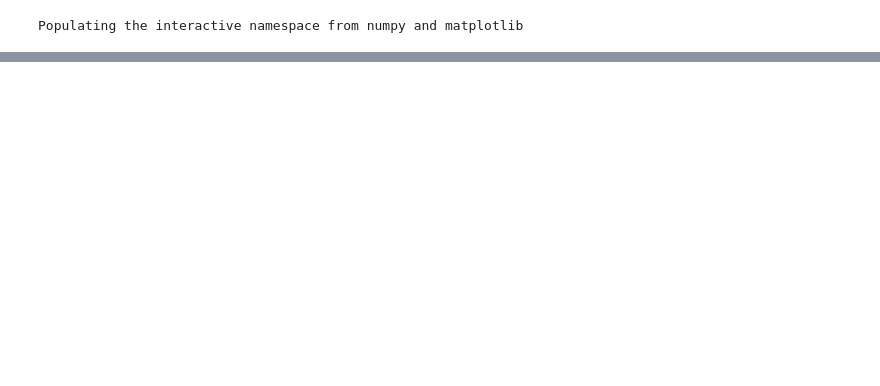
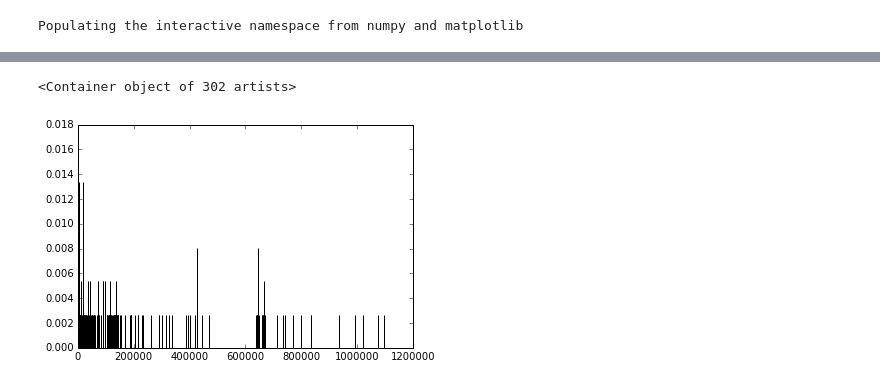
Before and after one commit to gear/motifwalk, a Jupyter notebook: research/src/mane/prototype/Motif contrast.ipynb, the cells around one changed output, grey strips where cells are left out. Saved outputs shown, nothing was run; the diff lists cells and outputs as text; code cells hidden in the pictures; blank space fills up the shorter version.

```diff
--- a/research/src/mane/prototype/Motif contrast.ipynb
+++ b/research/src/mane/prototype/Motif contrast.ipynb
@@ -36,0 +59,5 @@ dict_values([50])
+# %%
+plt.bar(n1_r100_m.keys(), freq2)
+# %% [output]
+<Container object of 302 artists>
+[figure, added]
```
Also changed, not shown: parts of 11 cells of this notebook, 1 other file.
